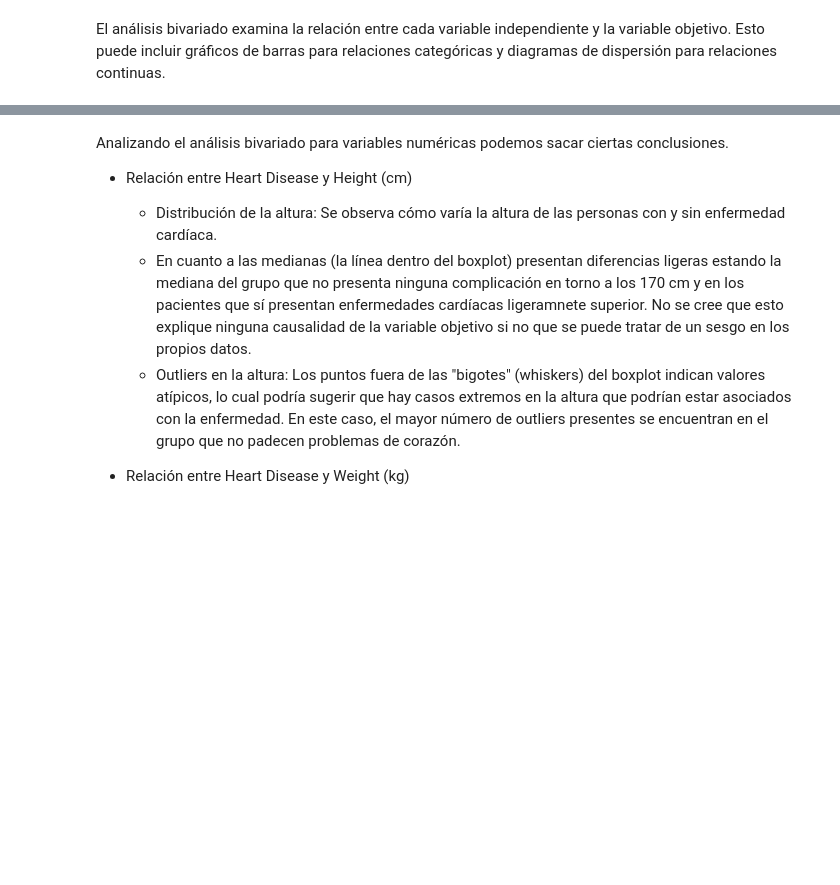
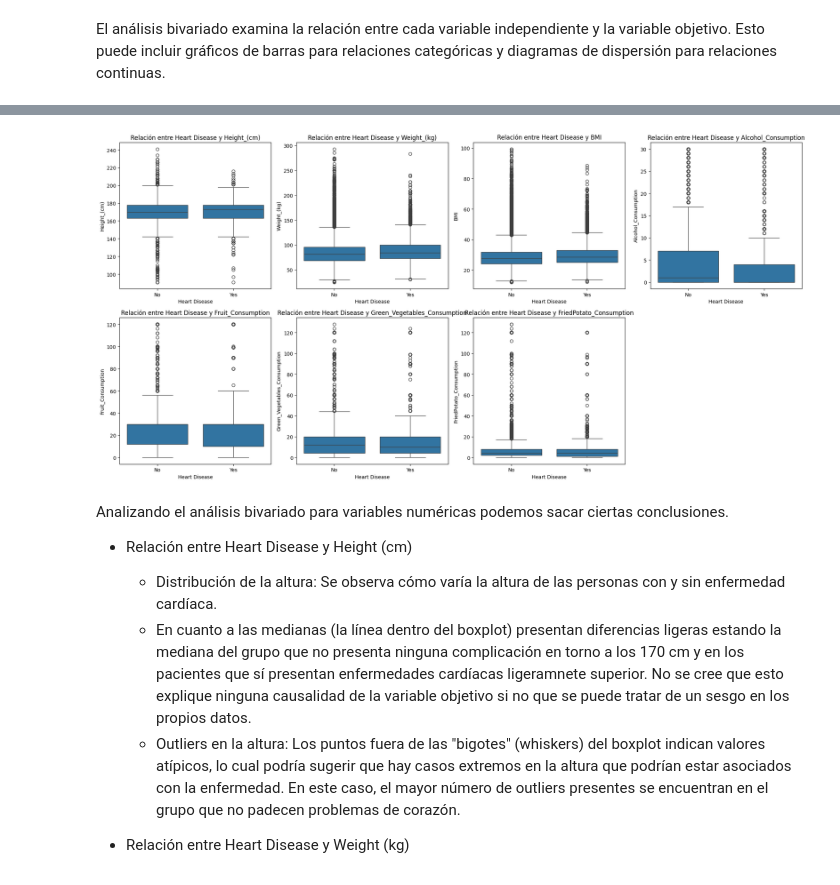
Before and after one commit to ClaraMirandaGarcia/analisisDatos, a Jupyter notebook: practica_alzheimer/practica_V5.ipynb, the cells around one changed output, grey strips where cells are left out. Cells and saved outputs as stored; diff of their text form; code cells hidden in the pictures; blank space fills up the shorter version.

```diff
--- a/practica_alzheimer/practica_V5.ipynb
+++ b/practica_alzheimer/practica_V5.ipynb
@@ -223,12 +235,3 @@ plt.show()
 ### Análisis Bivariado
 # %% [markdown]
 El análisis bivariado examina la relación entre cada variable independiente y la variable objetivo. Esto puede incluir gráficos de barras para relaciones categóricas y diagramas de dispersión para relaciones continuas.
-# %%
-# Análisis bivariado para variables numéricas
-for var in numeric_vars:
-    plt.figure(figsize=(8, 6))
-    sns.boxplot(x='Heart_Disease', y=var, data=data)
-    plt.title(f'Relación entre Heart Disease y {var}')
-    plt.xlabel('Heart Disease')
-    plt.ylabel(var)
-    plt.show()
@@ -243,3 +238,26 @@ for var in numeric_vars:
+# %%
+
+n_rows = 2
+n_cols = 4
+
+fig, axes = plt.subplots(n_rows, n_cols, figsize=(20, 10))
+
+axes = axes.flatten()
+
+for i, var in enumerate(numeric_vars):
+    sns.boxplot(x='Heart_Disease', y=var, data=data, ax=axes[i])
+    axes[i].set_title(f'Relación entre Heart Disease y {var}')
+    axes[i].set_xlabel('Heart Disease')
+    axes[i].set_ylabel(var)
+
+# Si hay subplots vacíos
+for j in range(i+1, n_rows * n_cols):
+    fig.delaxes(axes[j])
+
+plt.tight_layout()
+plt.show()
+# %% [output]
+[figure, added]
 # %% [markdown]
 Analizando el análisis bivariado para variables numéricas podemos sacar ciertas conclusiones.
 
```
Also changed, not shown: parts of 13 cells of this notebook, 2 other files.
